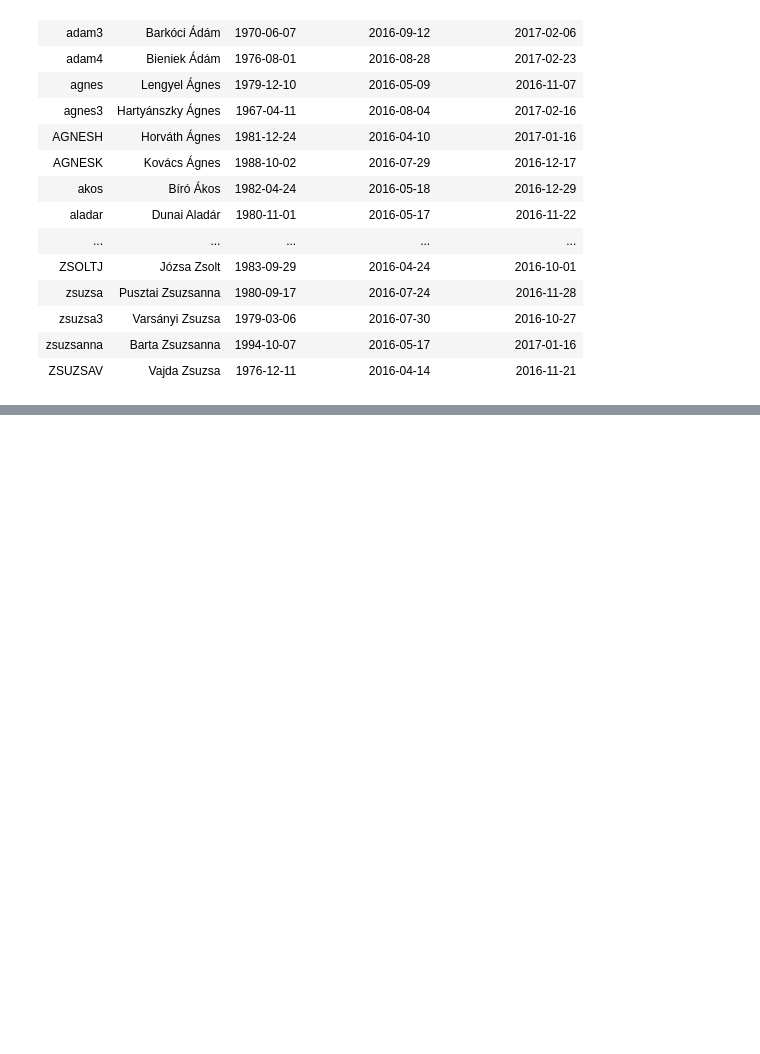
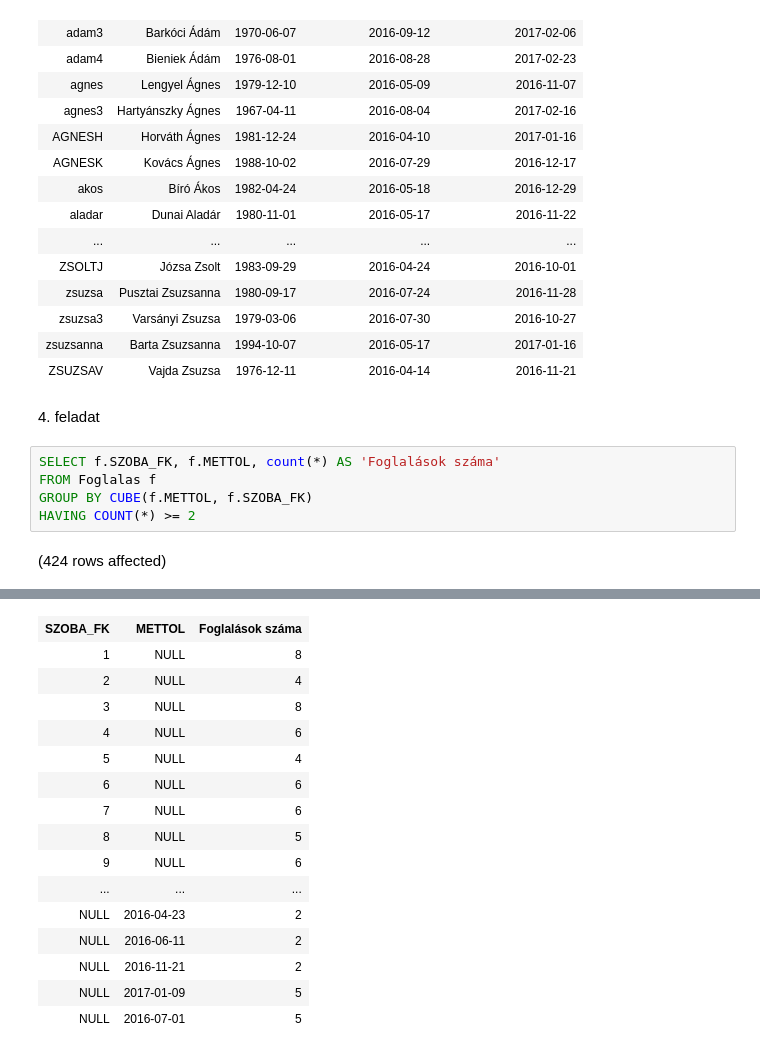
Before and after one commit to barnabasbaranyistud/zh4, a Jupyter notebook: zh4.ipynb, the cells around one changed output, grey strips where cells are left out. Saved outputs shown, nothing was run; the diff lists cells and outputs as text; blank space fills up the shorter version.

```diff
--- a/zh4.ipynb
+++ b/zh4.ipynb
@@ -93,3 +93,12 @@ Total execution time: 00:00:00.055
 | zsuzsa3 | Varsányi Zsuzsa | 1979-03-06 | 2016-07-30 | 2016-10-27 |
 | zsuzsanna | Barta Zsuzsanna | 1994-10-07 | 2016-05-17 | 2017-01-16 |
 | ZSUZSAV | Vajda Zsuzsa | 1976-12-11 | 2016-04-14 | 2016-11-21 |
+# %% [markdown]
+4\. feladat
+# %%
+SELECT f.SZOBA_FK, f.METTOL, count(*) AS 'Foglalások száma'
+FROM Foglalas f
+GROUP BY CUBE(f.METTOL, f.SZOBA_FK)
+HAVING COUNT(*) >= 2
+# %% [output]
+(424 rows affected)
@@ -95,0 +106,16 @@ Total execution time: 00:00:00.055
+| SZOBA_FK | METTOL | Foglalások száma |
+| 1 | NULL | 8 |
+| 2 | NULL | 4 |
+| 3 | NULL | 8 |
+| 4 | NULL | 6 |
+| 5 | NULL | 4 |
+| 6 | NULL | 6 |
+| 7 | NULL | 6 |
+| 8 | NULL | 5 |
+| 9 | NULL | 6 |
+| ... | ... | ... |
+| NULL | 2016-04-23 | 2 |
+| NULL | 2016-06-11 | 2 |
+| NULL | 2016-11-21 | 2 |
+| NULL | 2017-01-09 | 5 |
+| NULL | 2016-07-01 | 5 |
```
Also changed, not shown: parts of 1 cell of this notebook.
